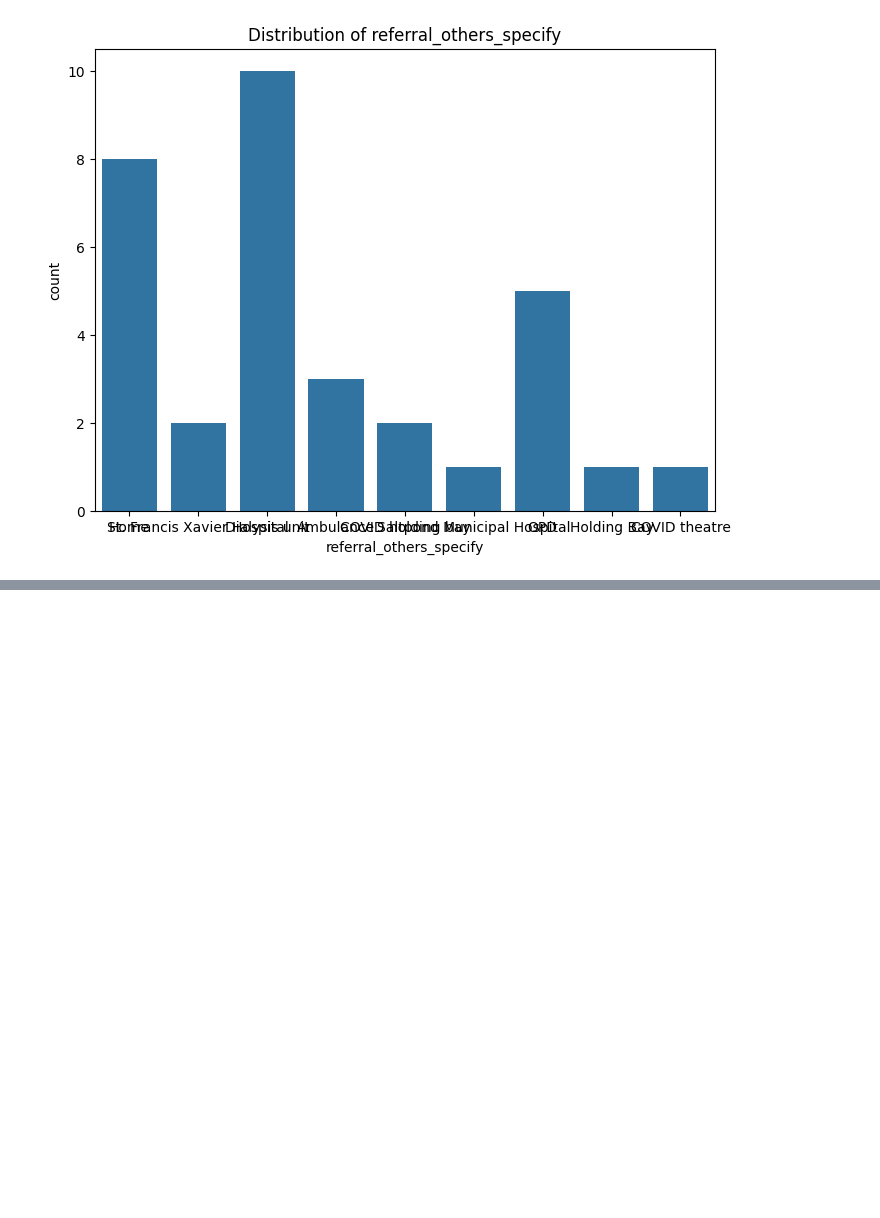
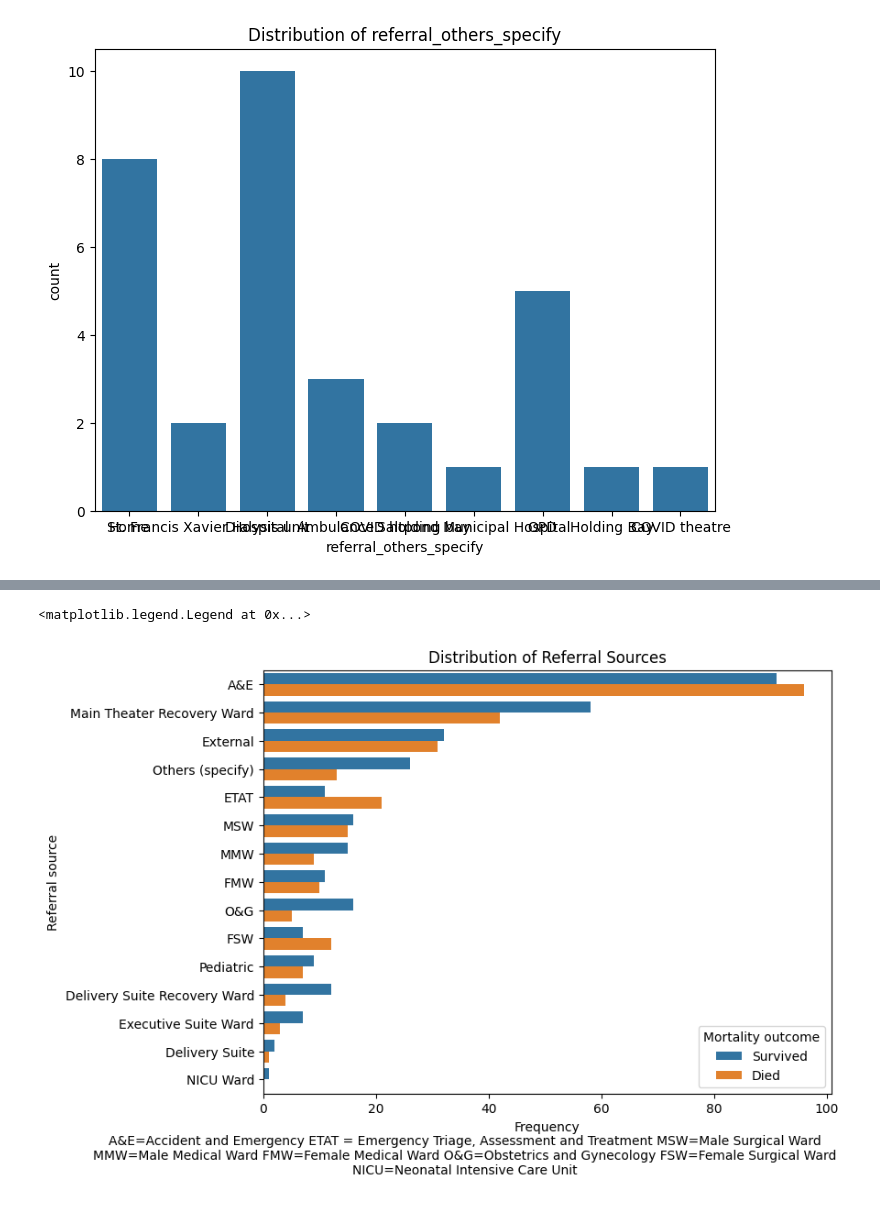
Before and after one commit to KomlaRD/mortality_icu, a Jupyter notebook: notebooks/data_analysis.ipynb, the cells around one changed output, grey strips where cells are left out. Saved outputs shown, nothing was run; the diff lists cells and outputs as text; code cells hidden in the pictures; blank space fills up the shorter version.

```diff
--- a/notebooks/data_analysis.ipynb
+++ b/notebooks/data_analysis.ipynb
@@ -424,0 +573,20 @@ else:
+# %%
+ # Bar plot
+referral_order = df['referral'].value_counts().index
+plt.figure(figsize=(8, 6))
+sns.countplot(data=df, y="referral", order=referral_order, hue="mortality")
+plt.title('Distribution of Referral Sources')
+plt.ylabel("Referral source")
+plt.xlabel("Frequency")
+
+# Add a caption
+plt.figtext(0.40, -0.06,
+"""
+A&E=Accident and Emergency ETAT = Emergency Triage, Assessment and Treatment MSW=Male Surgical Ward MMW=Male Medical Ward FMW=Female Medical Ward O&G=Obstetrics and Gynecology FSW=Female Surgical Ward NICU=Neonatal Intensive Care Unit
+""",
+            wrap=True, horizontalalignment='center', fontsize=10)
+# Legend
+plt.legend(title="Mortality outcome", labels=["Survived", "Died"])
+# %% [output]
+<matplotlib.legend.Legend at 0x...>
+[figure, added]
```
Also changed, not shown: parts of 15 cells of this notebook.
